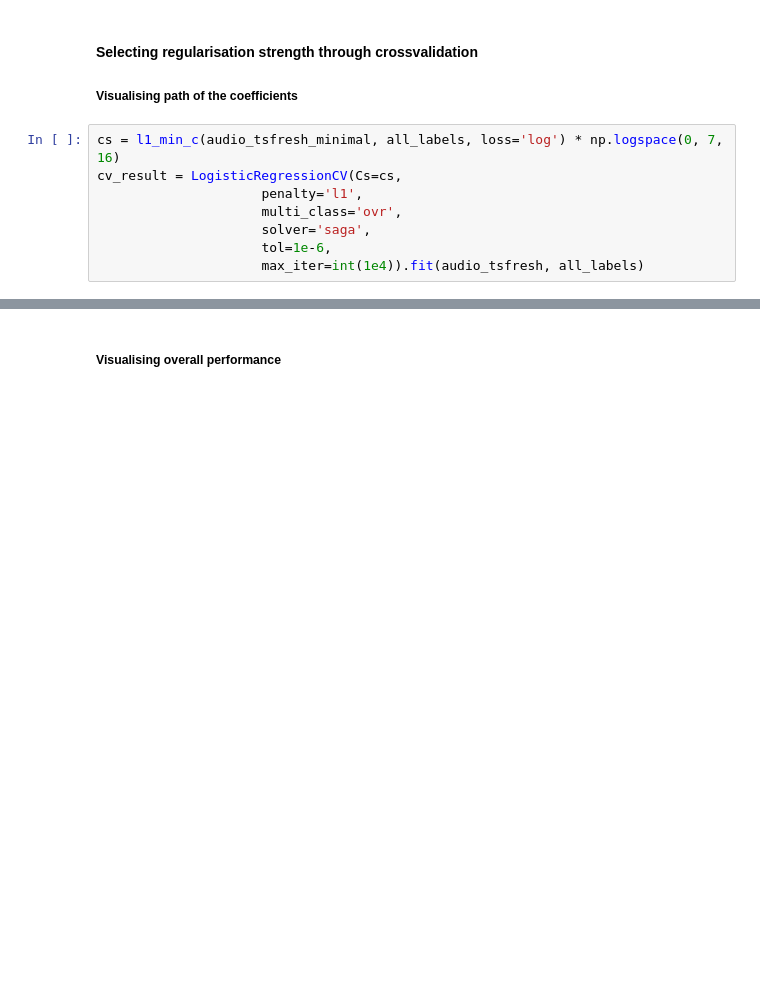
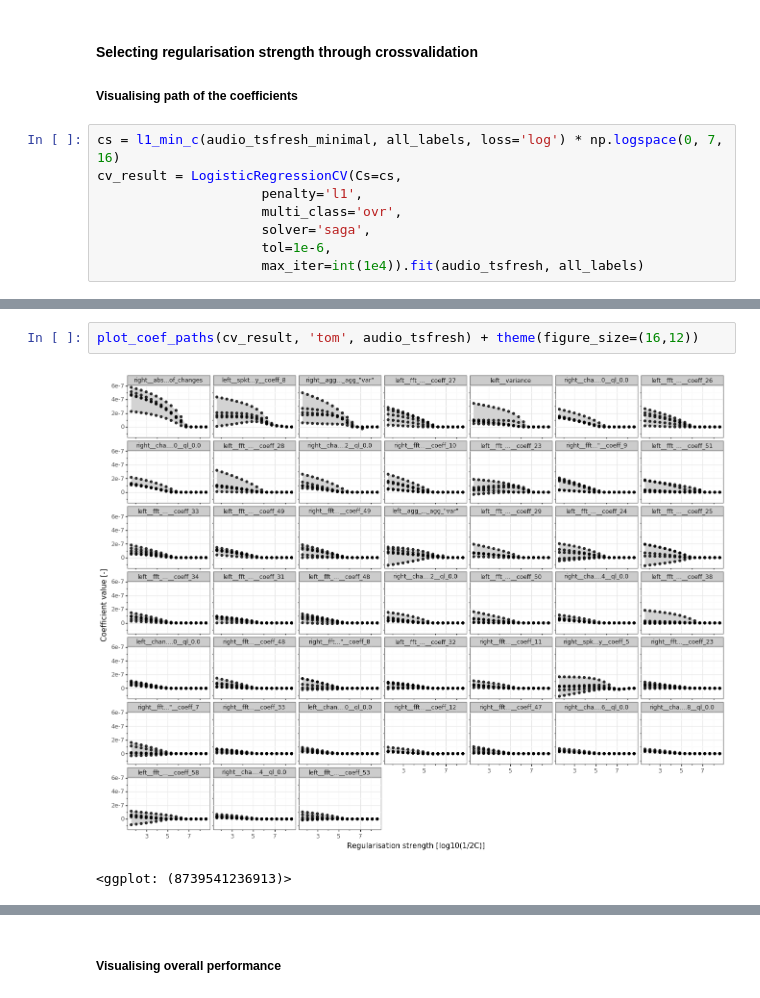
Before and after one commit to PaulHiemstra/lasso_tsfresh_article, a Jupyter notebook: lasso_tsfresh_article.ipynb, the cells around one changed output, grey strips where cells are left out. Cells and saved outputs as stored; diff of their text form; blank space fills up the shorter version.

```diff
--- a/lasso_tsfresh_article.ipynb
+++ b/lasso_tsfresh_article.ipynb
@@ -321,0 +258,5 @@ plot_coef_paths(cv_result, 'kick', audio_tsfresh) + theme(figure_size=(16,12))
+# %%
+plot_coef_paths(cv_result, 'tom', audio_tsfresh) + theme(figure_size=(16,12))
+# %% [output]
+[figure, added]
+<ggplot: (8739541236913)>
```
Also changed, not shown: parts of 23 cells of this notebook.
